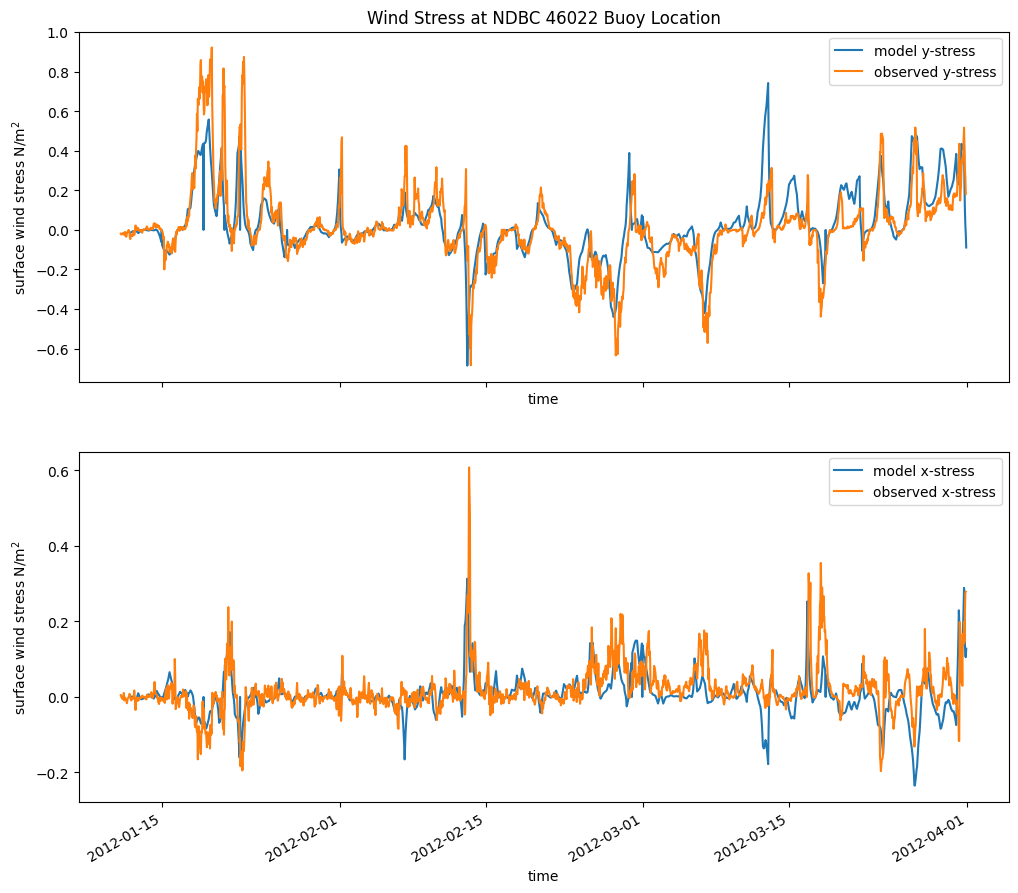
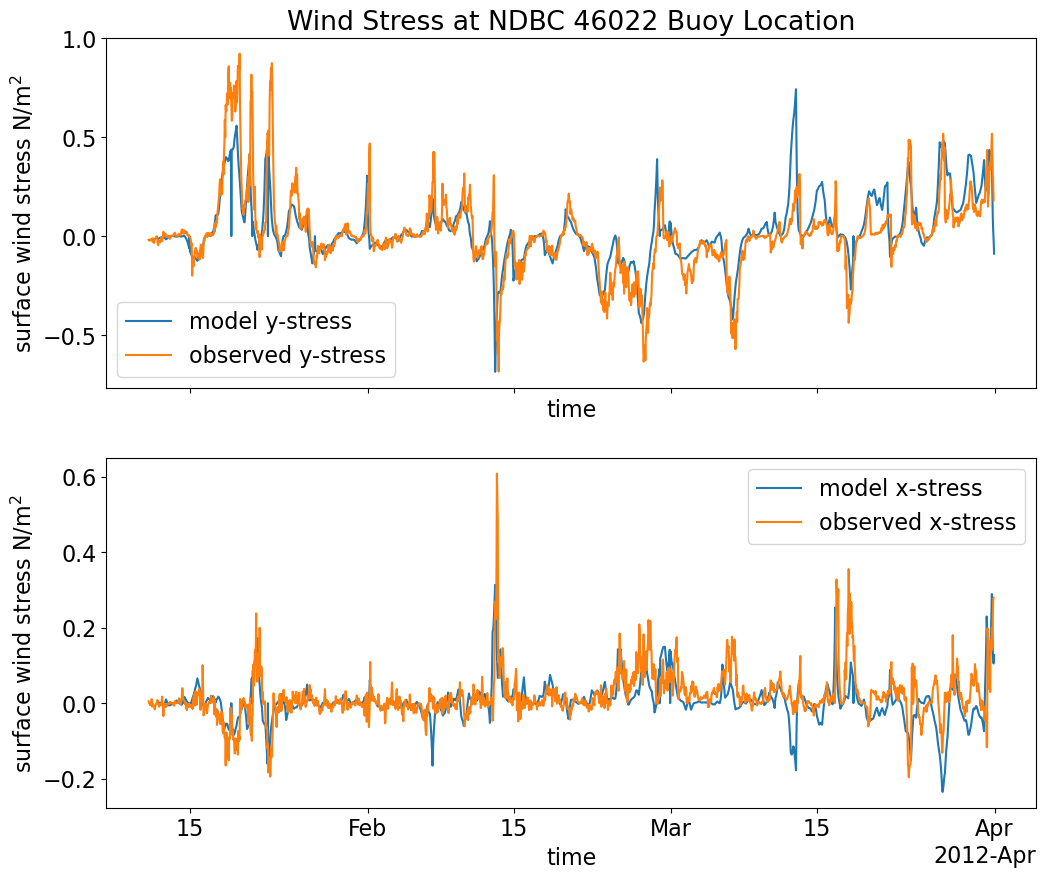
The notebook cell's code change between the first figure and the second:
--- before
+++ after
@@ -1,5 +1,7 @@
+plt.rcParams.update({'font.size': 16})
+
 fig,ax = plt.subplots(ncols=1, nrows=2,figsize=(12,10),sharex=True)
 taux_masked.sel(i = i_buoy,j=j_buoy,time=slice('2012-01-12','2012-03')).plot(label='model y-stress',ax=ax[0])
-(tauy_masked*-1).sel(i = i_buoy,j=j_buoy,time=slice('2012-01-12','2012-03')).plot(label='model x-stress',ax=ax[1])
+(tauy_masked.sel(i = i_buoy,j=j_buoy,time=slice('2012-01-12','2012-03'))*-1).plot(label='model x-stress',ax=ax[1])
 ax[0].set_ylabel('surface wind stress N/m$^2$')
 
@@ -11,2 +13,3 @@
 ax[0].set_title('Wind Stress at NDBC 46022 Buoy Location')
 ax[1].set_title('')
+plt.savefig('./Graph4.png',dpi=600)

Commit: almost done with graphs